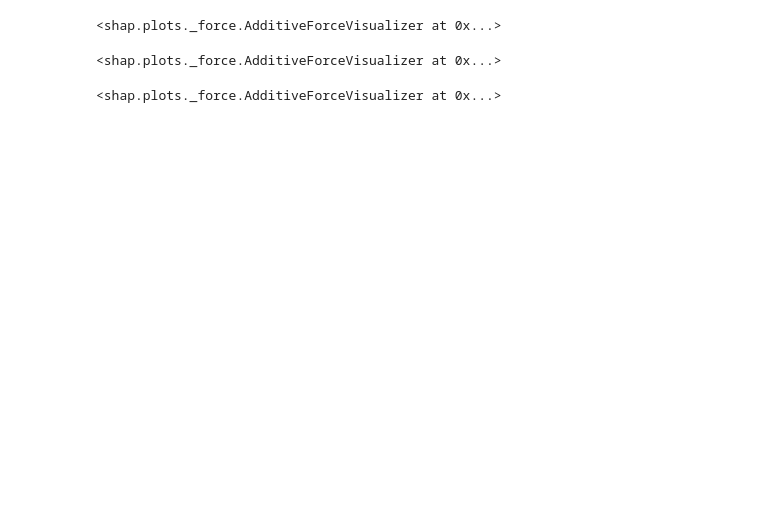
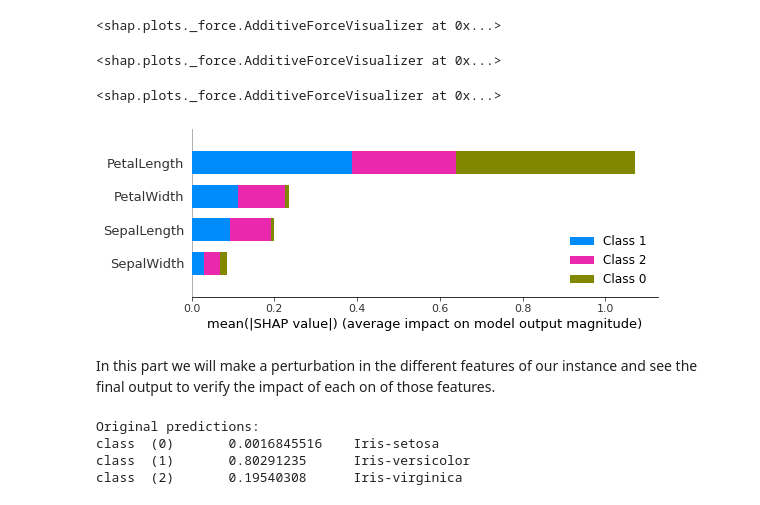
Before and after one commit to medso0018/ExplainML, a Jupyter notebook: notebooks/tabular_data.ipynb, the cells around one changed output. Drawn from its saved outputs; the diff is of its cells as text; code cells hidden in the pictures; blank space fills up the shorter version.

```diff
--- a/notebooks/tabular_data.ipynb
+++ b/notebooks/tabular_data.ipynb
@@ -288,3 +288,22 @@ for i in [0, 1, 2]:
 <shap.plots._force.AdditiveForceVisualizer at 0x...>
 <shap.plots._force.AdditiveForceVisualizer at 0x...>
 <shap.plots._force.AdditiveForceVisualizer at 0x...>
+# %%
+# calculate the mean features impact for the all testset
+shap_values_of_all_testset = explainer.shap_values(X_test)
+shap.summary_plot(shap_values_of_all_testset, X_test)
+# %% [output]
+[figure, added]
+# %% [markdown]
+In this part we will make a perturbation in the different features of our instance and see the final output to verify the impact of each on of those features.
+# %%
+# print the original prediction
+print('Original predictions:')
+pred = model.predict([list(X_test.iloc[id_instance])], verbose=False)[0]
+for i, p in enumerate(pred):
+    print('class ', f'({i})', '\t', p, '\t', class_names[i])
+# %% [output]
+Original predictions:
+class  (0)       0.0016845516    Iris-setosa
+class  (1)       0.80291235      Iris-versicolor
+class  (2)       0.19540308      Iris-virginica
```
Also changed, not shown: parts of 7 cells of this notebook.
